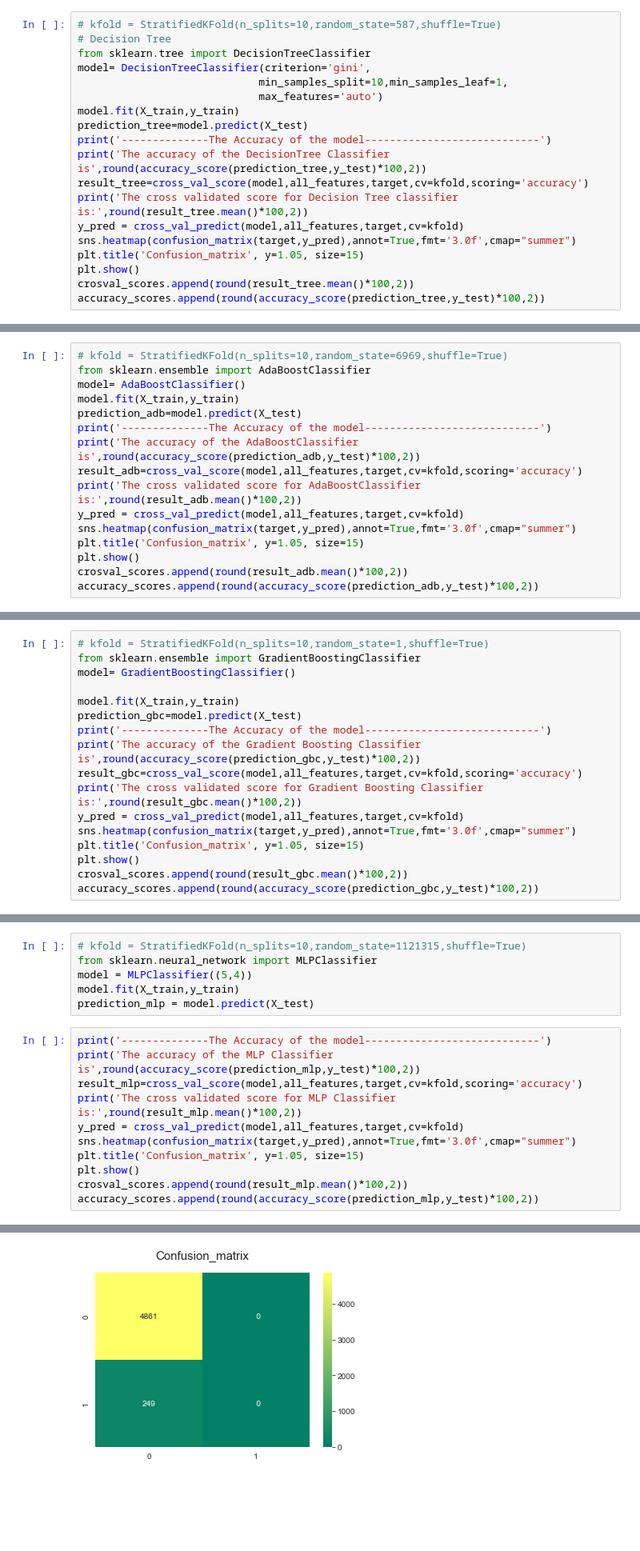
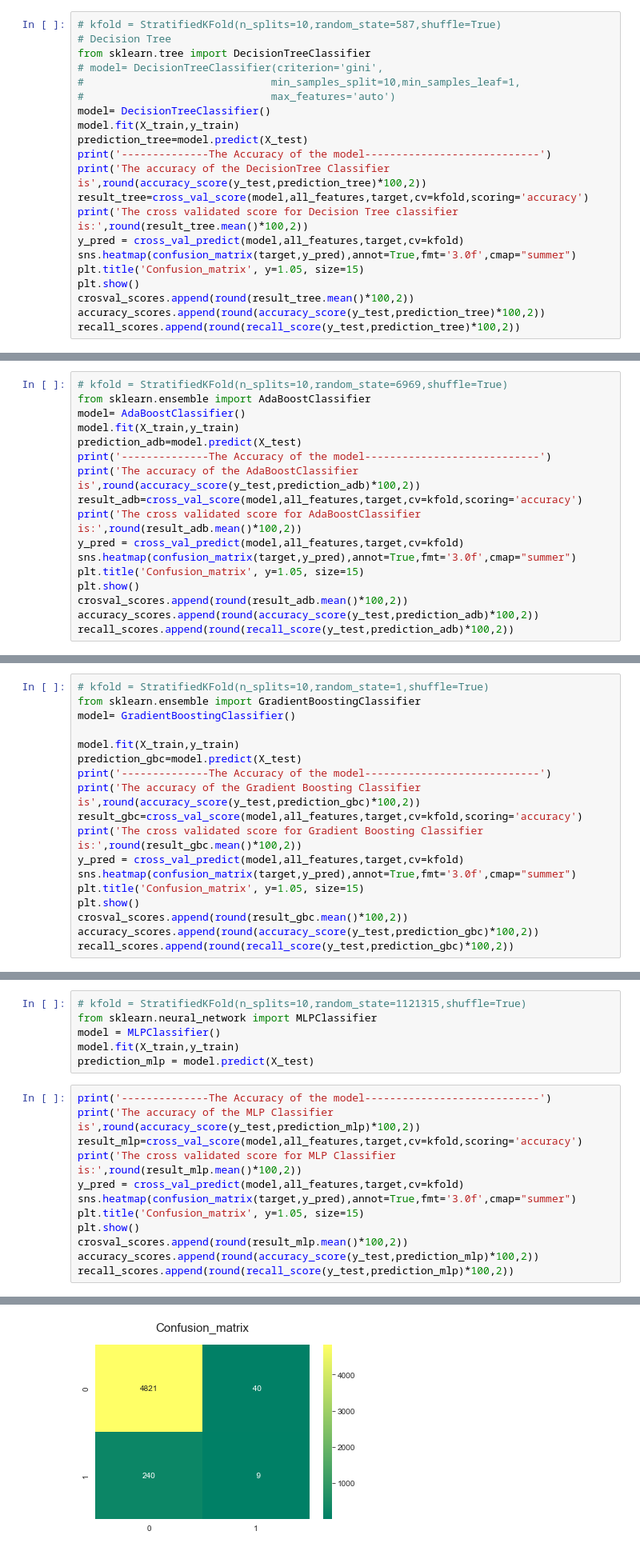
Before and after one commit to she3r/Projekt_PSI, a Jupyter notebook: Projekt zaliczeniowy/project.ipynb, the cells around one changed output, grey strips where cells are left out. Shown at 80% size. Saved outputs shown, nothing was run; the diff lists cells and outputs as text; blank space fills up the shorter version.

```diff
--- a/Projekt zaliczeniowy/project.ipynb
+++ b/Projekt zaliczeniowy/project.ipynb
@@ -354,13 +396,14 @@ Decision Tree Classifier
 # kfold = StratifiedKFold(n_splits=10,random_state=587,shuffle=True)
 # Decision Tree
 from sklearn.tree import DecisionTreeClassifier
-model= DecisionTreeClassifier(criterion='gini',
-                             min_samples_split=10,min_samples_leaf=1,
-                             max_features='auto')
+# model= DecisionTreeClassifier(criterion='gini',
+#                              min_samples_split=10,min_samples_leaf=1,
+#                              max_features='auto')
+model= DecisionTreeClassifier()
 model.fit(X_train,y_train)
 prediction_tree=model.predict(X_test)
 print('--------------The Accuracy of the model----------------------------')
-print('The accuracy of the DecisionTree Classifier is',round(accuracy_score(prediction_tree,y_test)*100,2))
+print('The accuracy of the DecisionTree Classifier is',round(accuracy_score(y_test,prediction_tree)*100,2))
 result_tree=cross_val_score(model,all_features,target,cv=kfold,scoring='accuracy')
 print('The cross validated score for Decision Tree classifier is:',round(result_tree.mean()*100,2))
 y_pred = cross_val_predict(model,all_features,target,cv=kfold)
@@ -368,6 +411,7 @@ sns.heatmap(confusion_matrix(target,y_pred),annot=True,fmt='3.0f',cmap="summer")
 plt.title('Confusion_matrix', y=1.05, size=15)
 plt.show()
 crosval_scores.append(round(result_tree.mean()*100,2))
-accuracy_scores.append(round(accuracy_score(prediction_tree,y_test)*100,2))
+accuracy_scores.append(round(accuracy_score(y_test,prediction_tree)*100,2))
+recall_scores.append(round(recall_score(y_test,prediction_tree)*100,2))
 # %% [output]
 --------------The Accuracy of the model----------------------------
@@ -383,7 +427,7 @@ model= AdaBoostClassifier()
 model.fit(X_train,y_train)
 prediction_adb=model.predict(X_test)
 print('--------------The Accuracy of the model----------------------------')
-print('The accuracy of the AdaBoostClassifier is',round(accuracy_score(prediction_adb,y_test)*100,2))
+print('The accuracy of the AdaBoostClassifier is',round(accuracy_score(y_test,prediction_adb)*100,2))
 result_adb=cross_val_score(model,all_features,target,cv=kfold,scoring='accuracy')
 print('The cross validated score for AdaBoostClassifier is:',round(result_adb.mean()*100,2))
 y_pred = cross_val_predict(model,all_features,target,cv=kfold)
@@ -391,6 +435,7 @@ sns.heatmap(confusion_matrix(target,y_pred),annot=True,fmt='3.0f',cmap="summer")
 plt.title('Confusion_matrix', y=1.05, size=15)
 plt.show()
 crosval_scores.append(round(result_adb.mean()*100,2))
-accuracy_scores.append(round(accuracy_score(prediction_adb,y_test)*100,2))
+accuracy_scores.append(round(accuracy_score(y_test,prediction_adb)*100,2))
+recall_scores.append(round(recall_score(y_test,prediction_adb)*100,2))
 # %% [output]
 --------------The Accuracy of the model----------------------------
@@ -407,7 +452,7 @@ model= GradientBoostingClassifier()
 model.fit(X_train,y_train)
 prediction_gbc=model.predict(X_test)
 print('--------------The Accuracy of the model----------------------------')
-print('The accuracy of the Gradient Boosting Classifier is',round(accuracy_score(prediction_gbc,y_test)*100,2))
+print('The accuracy of the Gradient Boosting Classifier is',round(accuracy_score(y_test,prediction_gbc)*100,2))
 result_gbc=cross_val_score(model,all_features,target,cv=kfold,scoring='accuracy')
 print('The cross validated score for Gradient Boosting Classifier is:',round(result_gbc.mean()*100,2))
 y_pred = cross_val_predict(model,all_features,target,cv=kfold)
@@ -415,6 +460,7 @@ sns.heatmap(confusion_matrix(target,y_pred),annot=True,fmt='3.0f',cmap="summer")
 plt.title('Confusion_matrix', y=1.05, size=15)
 plt.show()
 crosval_scores.append(round(result_gbc.mean()*100,2))
-accuracy_scores.append(round(accuracy_score(prediction_gbc,y_test)*100,2))
+accuracy_scores.append(round(accuracy_score(y_test,prediction_gbc)*100,2))
+recall_scores.append(round(recall_score(y_test,prediction_gbc)*100,2))
 # %% [output]
 --------------The Accuracy of the model----------------------------
@@ -426,12 +472,12 @@ Wypróbujemy jeszcze model oparty o sieci neuronowe MLP Classifier
 # %%
 # kfold = StratifiedKFold(n_splits=10,random_state=1121315,shuffle=True)
 from sklearn.neural_network import MLPClassifier
-model = MLPClassifier((5,4))
+model = MLPClassifier()
 model.fit(X_train,y_train)
 prediction_mlp = model.predict(X_test)
 # %%
 print('--------------The Accuracy of the model----------------------------')
-print('The accuracy of the MLP Classifier is',round(accuracy_score(prediction_mlp,y_test)*100,2))
+print('The accuracy of the MLP Classifier is',round(accuracy_score(y_test,prediction_mlp)*100,2))
 result_mlp=cross_val_score(model,all_features,target,cv=kfold,scoring='accuracy')
 print('The cross validated score for MLP Classifier is:',round(result_mlp.mean()*100,2))
 y_pred = cross_val_predict(model,all_features,target,cv=kfold)
@@ -439,5 +485,6 @@ sns.heatmap(confusion_matrix(target,y_pred),annot=True,fmt='3.0f',cmap="summer")
 plt.title('Confusion_matrix', y=1.05, size=15)
 plt.show()
 crosval_scores.append(round(result_mlp.mean()*100,2))
-accuracy_scores.append(round(accuracy_score(prediction_mlp,y_test)*100,2))
+accuracy_scores.append(round(accuracy_score(y_test,prediction_mlp)*100,2))
+recall_scores.append(round(recall_score(y_test,prediction_mlp)*100,2))
 # %% [output]
@@ -447 +492 @@ The cross validated score for MLP Classifier is: 95.05
-[figure, old version]
+[figure, new version]
```
Also changed, not shown: parts of 44 cells of this notebook.
